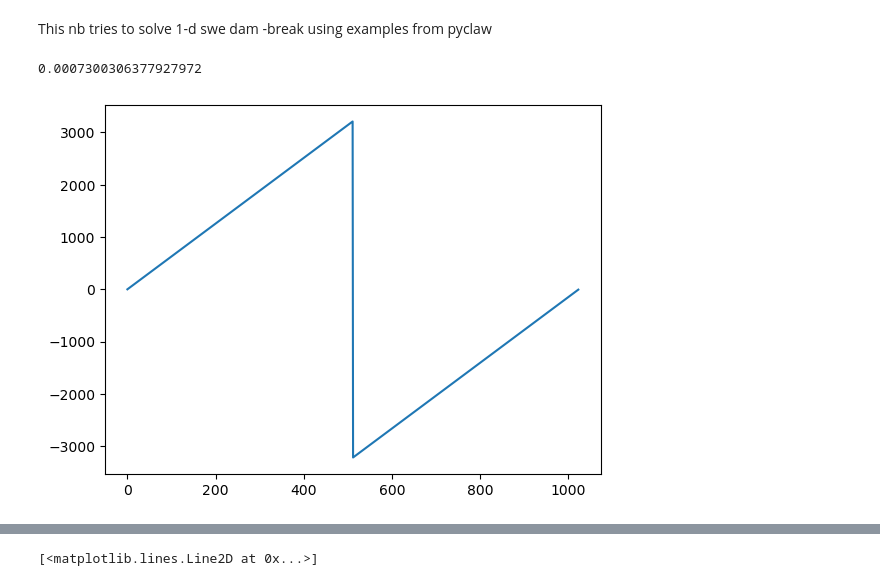
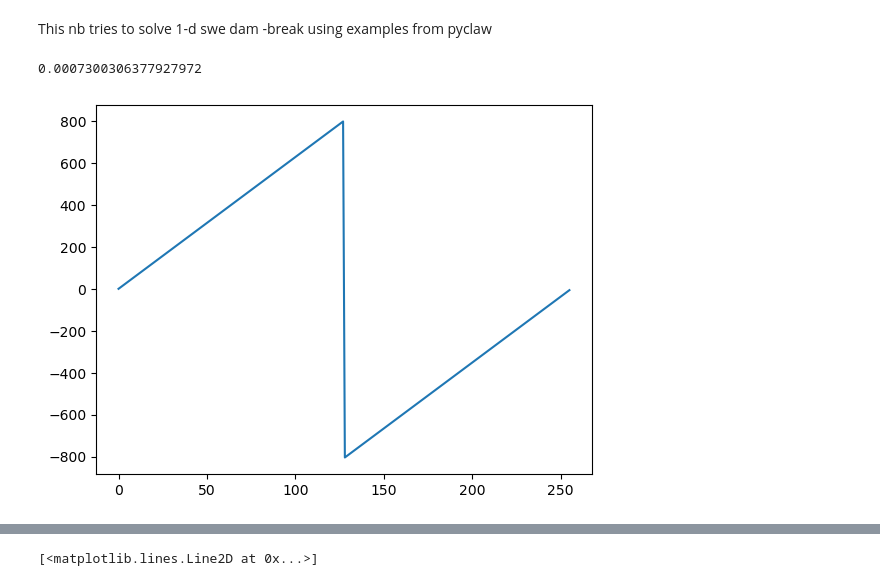
Before and after one commit to manu0x/pyGP_fields, a Jupyter notebook: TF_PINNs/SP_1d.ipynb, the cells around one changed output, grey strips where cells are left out. Saved outputs shown, nothing was run; the diff lists cells and outputs as text; code cells hidden in the pictures.

```diff
--- a/TF_PINNs/SP_1d.ipynb
+++ b/TF_PINNs/SP_1d.ipynb
@@ -75,28 +75,28 @@ def load_psi_hdf5(file_name,n,use_zeldo=1):
 def Hfunc(a,omega_m0,a0=1.0):
     return( np.sqrt(omega_m0*(a0/a)*(a0/a)*(a0/a) + (1.0 - omega_m0))    )
 # %%
-N = 1024
+N = 256
 
 L = 1.0
 dx = tf.constant(L/N,dtype=DTYPE)
 xi = np.fft.fftfreq(N)*N*2*np.pi/L
 xi2 = (xi*xi)
 
 c_unit = 2.99
 hbar_unit = 6.582
 pc_unit = 3.086
 h = 0.67
 m_alpha = 0.175
 omega_m0 = 0.3
 ai = 0.0078125
 
 kppa = c_unit*c_unit*hbar_unit*h*0.00001/(m_alpha*pc_unit)
 #psi_ini = load_psi_hdf5("/Users/rajvanmp/station_X/pyGP_fields/test_fdm_dt/dc_128_dc_theta_psi_zeldo.hdf5",128,1)
 plt.plot(xi)
 print(kppa)
 # %% [output]
 0.0007300306377927972
-[figure, old version]
+[figure, new version]
 # %%
 def get_1dfrom3d(psi_i,along_axis=2,i0=20,i1=20):
     if along_axis==2:
```
Also changed, not shown: parts of 10 cells of this notebook.
